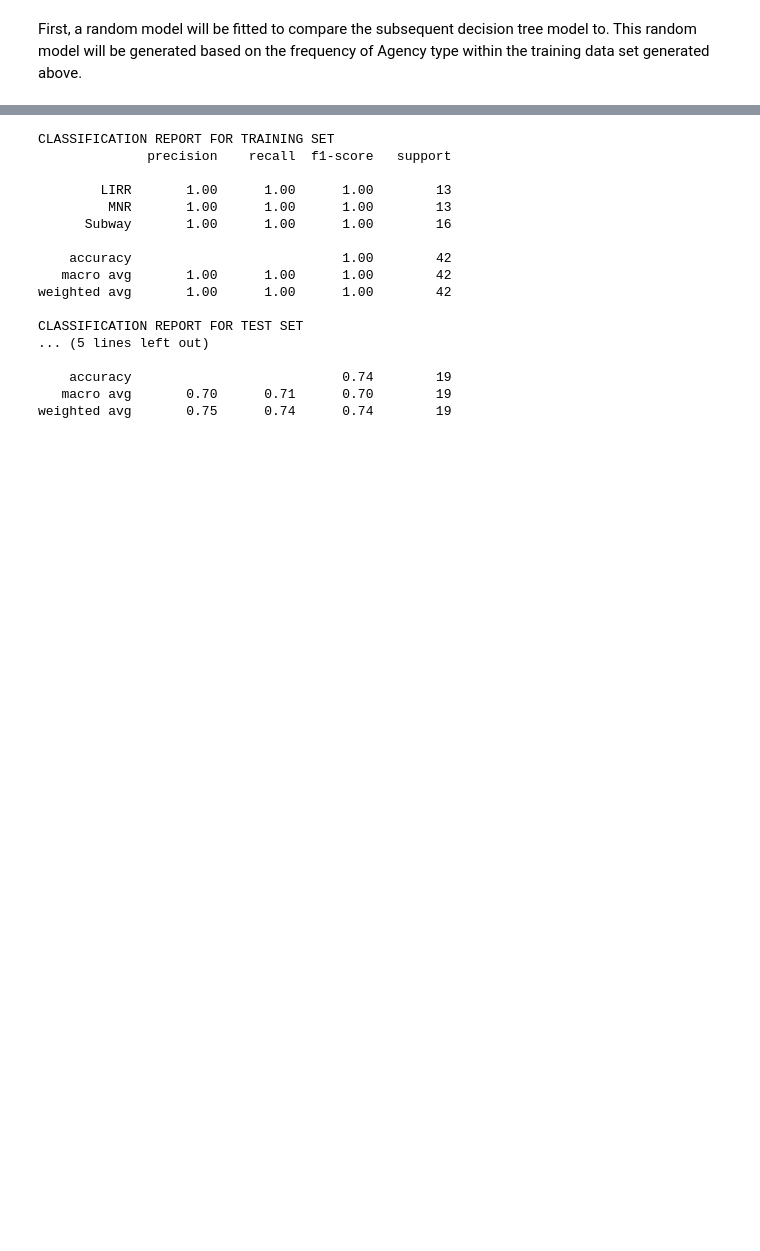
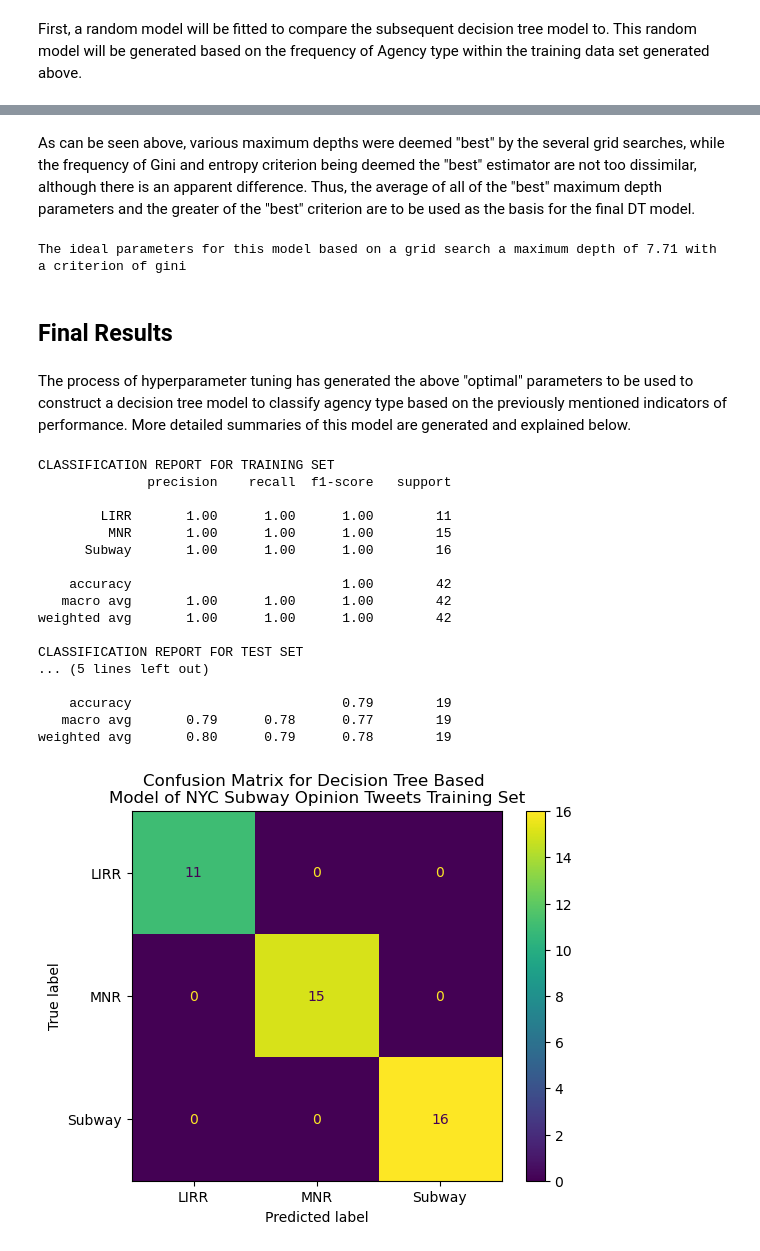
Before and after one commit to anly501/anly-501-project-alexpattarini, a Jupyter notebook: codes/05-decision-trees/Agency-Decision-Trees.ipynb, the cells around one changed output, grey strips where cells are left out. Saved outputs shown, nothing was run; the diff lists cells and outputs as text; code cells hidden in the pictures; blank space fills up the shorter version.

```diff
--- a/codes/05-decision-trees/Agency-Decision-Trees.ipynb
+++ b/codes/05-decision-trees/Agency-Decision-Trees.ipynb
@@ -118,36 +223,65 @@ Now, a decision tree model will be fitted to the same data sets and compared to
+# %% [markdown]
+As can be seen above, various maximum depths were deemed "best" by the several grid searches, while the frequency of Gini and entropy criterion being deemed the "best" estimator are not too dissimilar, although there is an apparent difference. Thus, the average of all of the "best" maximum depth parameters and the greater of the "best" criterion are to be used as the basis for the final DT model.
+# %%
+# Calculate average best max depth of grid searches
+max_depth_avg = sum(best_max_depths)/len(best_max_depths)
+higher_criterion = max(count_crit)
+
+print("The ideal parameters for this model based on a grid search a maximum depth of",max_depth_avg,"with a criterion of",higher_criterion)
+# %% [output]
+The ideal parameters for this model based on a grid search a maximum depth of 7.71 with a criterion of gini
+# %% [markdown]
+## Final Results
+# %% [markdown]
+The process of hyperparameter tuning has generated the above "optimal" parameters to be used to construct a decision tree model to classify agency type based on the previously mentioned indicators of performance. More detailed summaries of this model are generated and explained below.
 # %%
-model = Pipeline([
-    ('feature_selection', SelectFromModel(tree.DecisionTreeClassifier())),
-    ('classification', tree.DecisionTreeClassifier())
-])
-
-
+model = tree.DecisionTreeClassifier(max_depth=round(max_depth_avg),criterion=higher_criterion)
 model = model.fit(x_train,y_train)
 
 # Save predictions for later plot use
 yp_train = model.predict(x_train)
 yp_test = model.predict(x_test)
 
 # Print classification report
 print("CLASSIFICATION REPORT FOR TRAINING SET")
 print(classification_report(y_train,yp_train,target_names=["LIRR","MNR","Subway"]))
 print("CLASSIFICATION REPORT FOR TEST SET")
 print(classification_report(y_test,yp_test,target_names=["LIRR","MNR","Subway"]))
+
+# Calculate the confusion matrix and classification report for the train and test data.
+cm = confusion_matrix(y_train,yp_train)
+cm_plot = ConfusionMatrixDisplay(cm,display_labels=labels)
+cm_plot.plot()
+plt.title("Confusion Matrix for Decision Tree Based \nModel of NYC Subway Opinion Tweets Training Set")
+plt.savefig("../../501-project-website/images/DT-CONFUSION-MX-train-Opinion-Tweets.png")
+
+# Test set
+cm = confusion_matrix(y_test,yp_test)
+cm_plot = ConfusionMatrixDisplay(cm,display_labels=labels)
+cm_plot.plot()
+plt.title("Confusion Matrix for Decision Tree Based \nModel of NYC Subway Opinion Tweets Test Set")
+plt.savefig("../../501-project-website/images/DT-CONFUSION-MX-test-Opinion-Tweets.png")
+
+fig = plt.figure()
+tree_plot = tree.plot_tree(model,filled=True)
+plt.title("Decision Tree of Agency Type")
+plt.show()
 # %% [output]
 CLASSIFICATION REPORT FOR TRAINING SET
               precision    recall  f1-score   support
 
-        LIRR       1.00      1.00      1.00        13
-         MNR       1.00      1.00      1.00        13
+        LIRR       1.00      1.00      1.00        11
+         MNR       1.00      1.00      1.00        15
       Subway       1.00      1.00      1.00        16
 
     accuracy                           1.00        42
    macro avg       1.00      1.00      1.00        42
 weighted avg       1.00      1.00      1.00        42
 
 CLASSIFICATION REPORT FOR TEST SET
 ... (5 lines left out)
 
-    accuracy                           0.74        19
-   macro avg       0.70      0.71      0.70        19
-weighted avg       0.75      0.74      0.74        19
+    accuracy                           0.79        19
+   macro avg       0.79      0.78      0.77        19
+weighted avg       0.80      0.79      0.78        19
+[figure, added]
```
Also changed, not shown: parts of 24 cells of this notebook, 45 other files.
